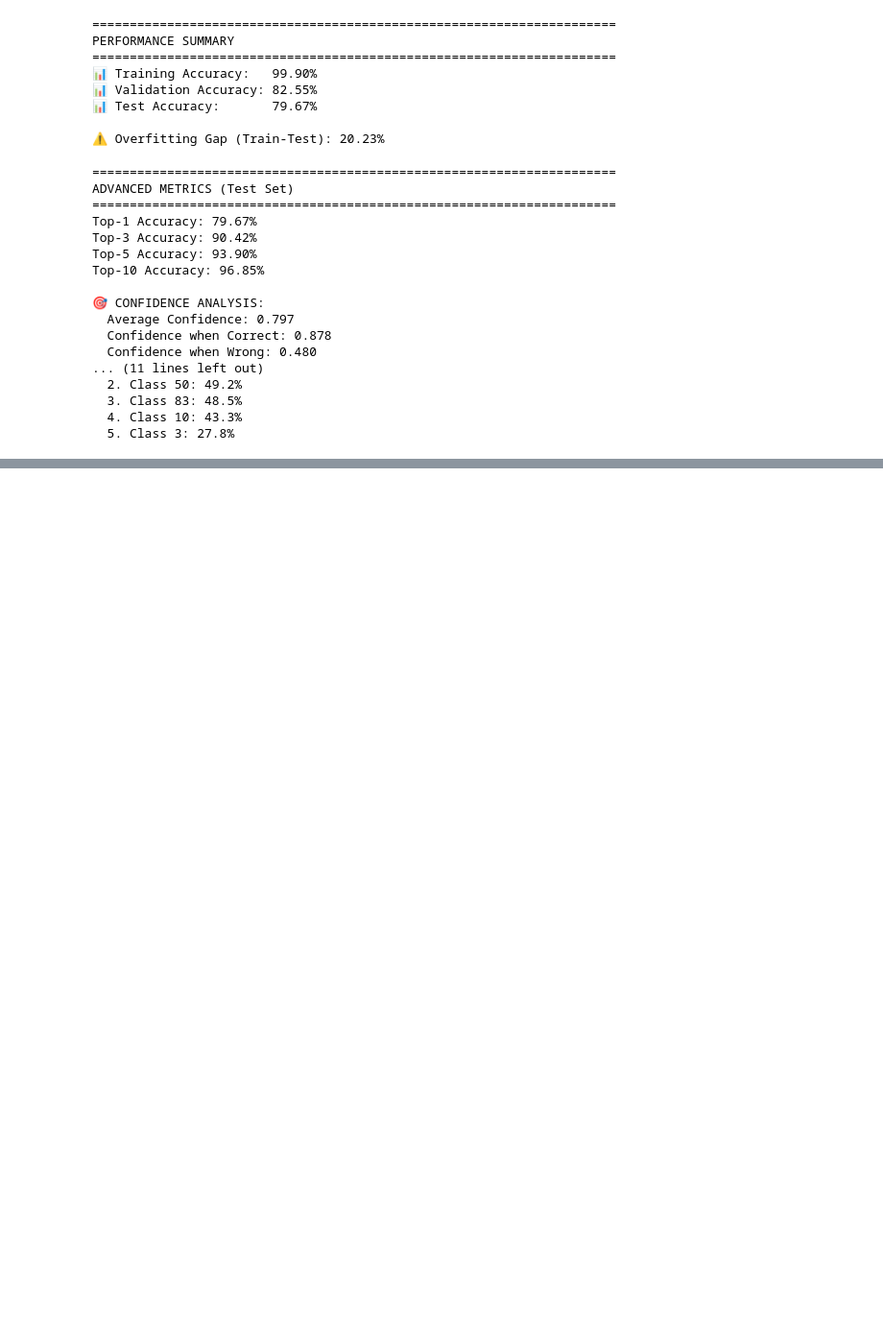
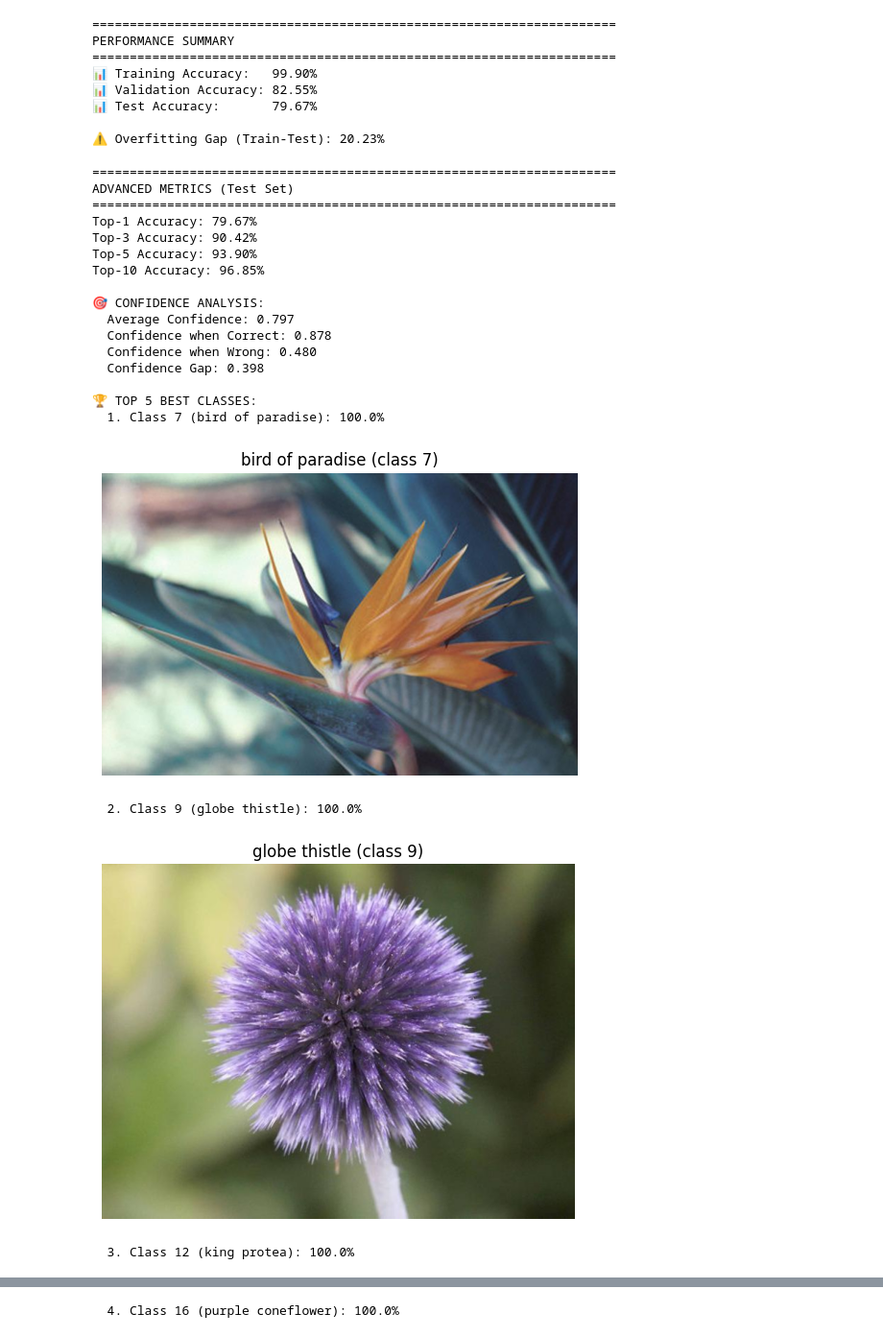
Before and after one commit to KyeYongChoo/SC4001-Deep-Learning, a Jupyter notebook: ProjectCode.ipynb, the cells around one changed output, grey strips where cells are left out. Shown at 96% size. Cells and saved outputs as stored; diff of their text form; code cells hidden in the pictures; blank space fills up the shorter version.

Commit message:
Best Worst class pic, modified part 1 set, removed extra imports , part 1 more choices more choices for resnet

```diff
--- a/ProjectCode.ipynb
+++ b/ProjectCode.ipynb
@@ -261,6 +241,25 @@ PERFORMANCE SUMMARY
 📊 Test Accuracy:       79.67%
 
 ⚠️ Overfitting Gap (Train-Test): 20.23%
+# %%
+def show_first_image_of_class(dataset, class_id, class_name):
+	# Find first image index for the class
+	idx = next(i for i, lbl in enumerate(dataset._labels) if lbl == class_id)
+
+	# Load image from file
+	img_path = dataset._image_files[idx]
+	img = Image.open(img_path).convert("RGB")
+
+	# Apply dataset transform if any
+	if dataset.transform is not None:
+		# To visualize, we want the *untransformed* version (so skip normalization)
+		# comment out below line if you want to visualize the transformed tensor
+		pass
+
+	plt.imshow(img)
+	plt.title(f"{class_name} (class {class_id})")
+	plt.axis("off")
+	plt.show()
 # %%
 # ============================================
 # ADVANCED METRICS
@@ -312,37 +311,45 @@ print(f"  Confidence Gap: {avg_conf_correct - avg_conf_wrong:.3f}")
 class_correct = {}
 class_total = {}
 for i in range(102):
     mask = labels == i
     if mask.sum() > 0:
         class_total[i] = mask.sum()
         class_correct[i] = (predictions[mask] == i).sum()
 
 class_accuracies = [(i, 100.0 * class_correct[i] / class_total[i])
                    for i in class_correct.keys()]
 class_accuracies.sort(key=lambda x: x[1], reverse=True)
 
+flower_classes = test_dataset.classes
 print(f"\n🏆 TOP 5 BEST CLASSES:")
 for i, (class_id, acc) in enumerate(class_accuracies[:5], 1):
-    print(f"  {i}. Class {class_id}: {acc:.1f}%")
+    class_name = flower_classes[class_id]
+    print(f"  {i}. Class {class_id} ({class_name}): {acc:.1f}%")
+    show_first_image_of_class(test_dataset, class_id, class_name)
 
 print(f"\n📉 TOP 5 WORST CLASSES:")
 for i, (class_id, acc) in enumerate(class_accuracies[-5:], 1):
-    print(f"  {i}. Class {class_id}: {acc:.1f}%")
+    class_name = flower_classes[class_id]
+    print(f"  {i}. Class {class_id} ({class_name}): {acc:.1f}%")
+    show_first_image_of_class(test_dataset, class_id, class_name)
 # %% [output]
 ======================================================================
 ADVANCED METRICS (Test Set)
 ======================================================================
 Top-1 Accuracy: 79.67%
 Top-3 Accuracy: 90.42%
 Top-5 Accuracy: 93.90%
 Top-10 Accuracy: 96.85%
 
 🎯 CONFIDENCE ANALYSIS:
   Average Confidence: 0.797
   Confidence when Correct: 0.878
   Confidence when Wrong: 0.480
-... (11 lines left out)
-  2. Class 50: 49.2%
-  3. Class 83: 48.5%
-  4. Class 10: 43.3%
-  5. Class 3: 27.8%
+  Confidence Gap: 0.398
+
+🏆 TOP 5 BEST CLASSES:
+  1. Class 7 (bird of paradise): 100.0%
+[figure, added]
+  2. Class 9 (globe thistle): 100.0%
+[figure, added]
+  3. Class 12 (king protea): 100.0%
@@ -348,0 +357 @@ Top-10 Accuracy: 96.85%
+  4. Class 16 (purple coneflower): 100.0%
```
Also changed, not shown: parts of 5 cells of this notebook, 4 other files.
